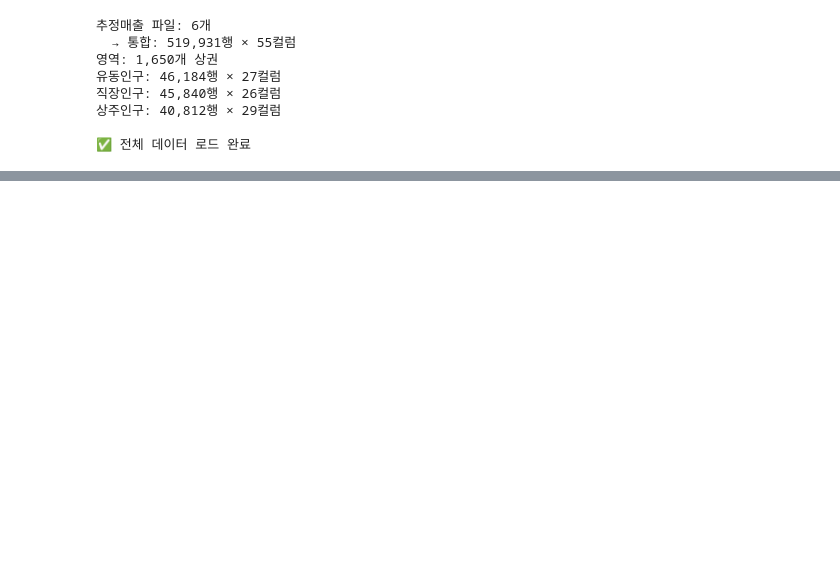
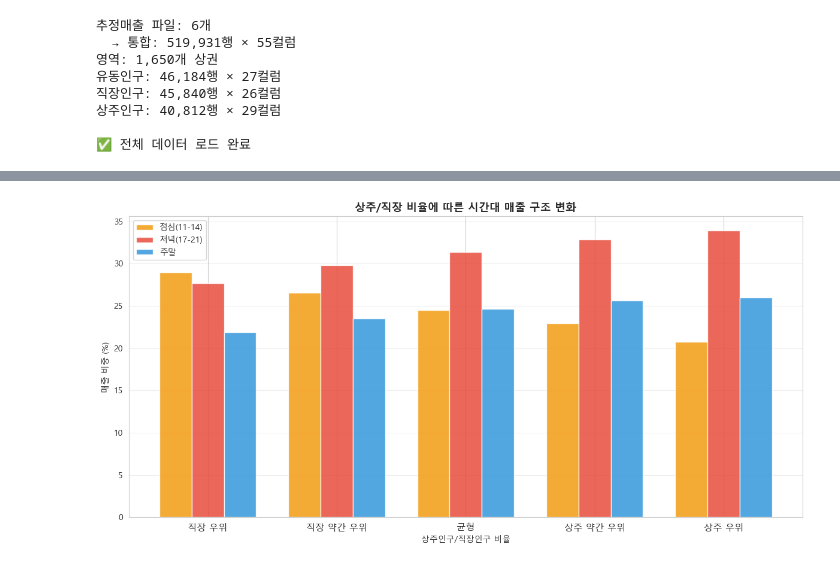
Before and after one commit to sonjiwoo-creator/seouldf, a Jupyter notebook: notebooks/jiwoo_상주저녁_eda.ipynb, the cells around one changed output, grey strips where cells are left out. Saved outputs shown, nothing was run; the diff lists cells and outputs as text; code cells hidden in the pictures; blank space fills up the shorter version.

```diff
--- a/notebooks/jiwoo_상주저녁_eda.ipynb
+++ b/notebooks/jiwoo_상주저녁_eda.ipynb
@@ -68,0 +142,22 @@ print('\n✅ 전체 데이터 로드 완료')
+# %%
+# %% 상주/직장 비율 5분위별 분석
+merged_res['비율_구간'] = pd.qcut(
+    merged_res['상주_직장_비율'].dropna(), q=5, duplicates='drop',
+    labels=['직장 우위', '직장 약간 우위', '균형', '상주 약간 우위', '상주 우위']
+)
+
+비율별 = merged_res.groupby('비율_구간').agg(
+    평균비율=('상주_직장_비율', 'mean'),
+    점심비중=('점심비중', 'mean'),
+    저녁비중=('저녁비중', 'mean'),
+    주말비중=('주말비중', 'mean'),
+    n=('상권_코드', 'count')
+).reset_index()
+
+print('📊 상주/직장 비율별 시간대 매출 비중')
+print('-' * 65)
+print(f'{"구간":<14} {"상주/직장":>10} {"점심비중":>8} {"저녁비중":>8} {"주말비중":>8} {"n":>6}')
+print('-' * 65)
+for _, row in 비율별.iterrows():
+    print(f'{row["비율_구간"]:<14} {row["평균비율"]:>9.1f}배 {row["점심비중"]:>7.1f}%'
+          f' {row["저녁비중"]:>7.1f}% {row["주말비중"]:>7.1f}% {row["n"]:>5,}')
@@ -68,0 +174,22 @@ print('\n✅ 전체 데이터 로드 완료')
+# %%
+# %% 상주/직장 비율별 시각화
+fig, ax = plt.subplots(figsize=(12, 6))
+
+x = np.arange(len(비율별))
+w = 0.25
+
+ax.bar(x - w, 비율별['점심비중'], w, color='#F39C12', alpha=0.85, label='점심(11-14)')
+ax.bar(x, 비율별['저녁비중'], w, color='#E74C3C', alpha=0.85, label='저녁(17-21)')
+ax.bar(x + w, 비율별['주말비중'], w, color='#3498DB', alpha=0.85, label='주말')
+
+ax.set_xticks(x)
+ax.set_xticklabels(비율별['비율_구간'], fontsize=11)
+ax.set_ylabel('매출 비중 (%)')
+ax.set_xlabel('상주인구/직장인구 비율')
+ax.set_title('상주/직장 비율에 따른 시간대 매출 구조 변화', fontweight='bold', fontsize=13)
+ax.legend(fontsize=10)
+ax.grid(axis='y', alpha=0.3)
+plt.tight_layout()
+plt.show()
+# %% [output]
+[figure, added]
```
Also changed, not shown: parts of 15 cells of this notebook.
